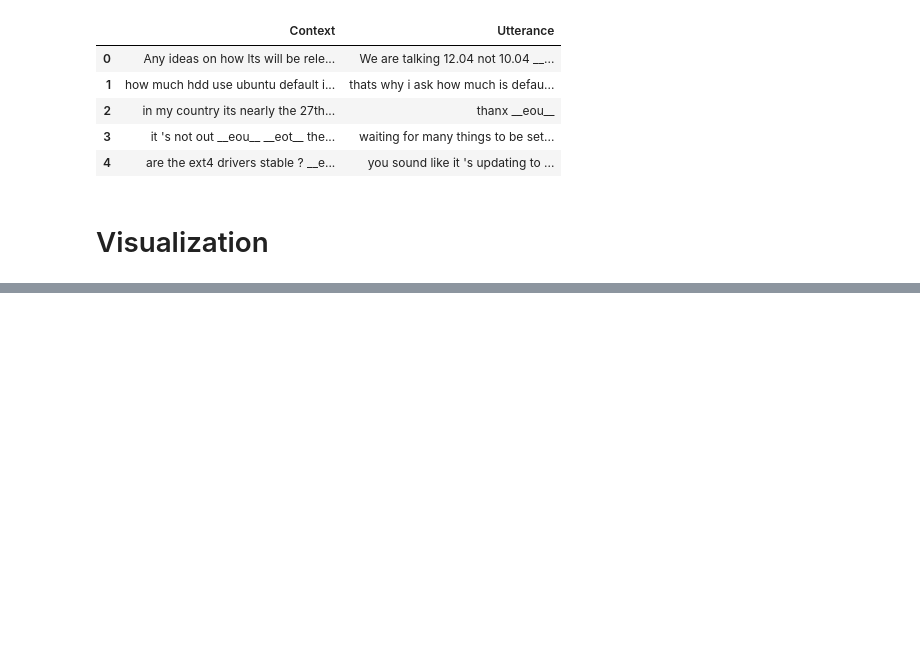
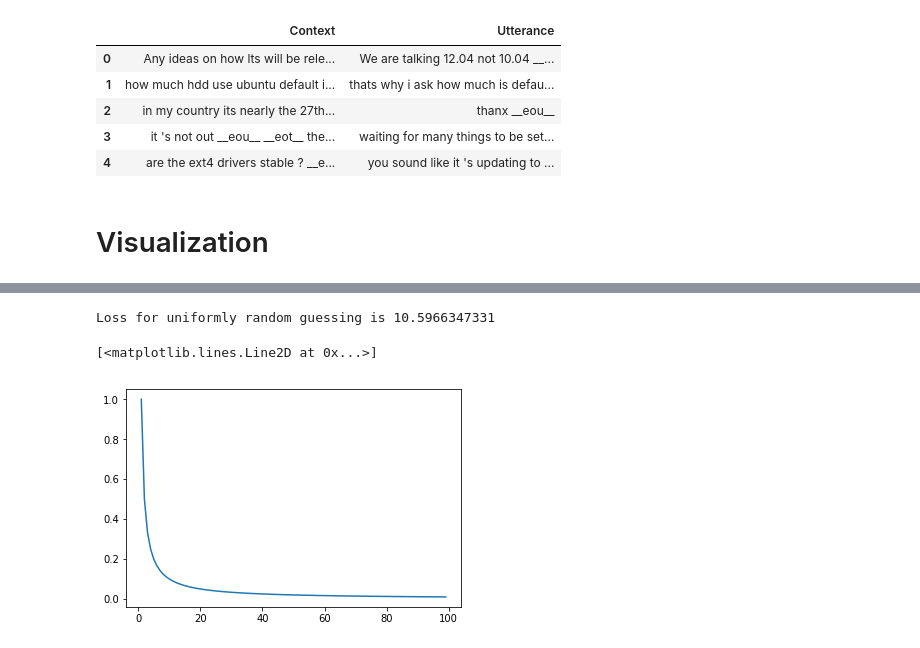
Before and after one commit to mckinziebrandon/DeepChatModels, a Jupyter notebook: notebooks/ubuntu_reformat.ipynb, the cells around one changed output, grey strips where cells are left out. Drawn from its saved outputs; the diff is of its cells as text; code cells hidden in the pictures; blank space fills up the shorter version.

```diff
--- a/notebooks/ubuntu_reformat.ipynb
+++ b/notebooks/ubuntu_reformat.ipynb
@@ -225,0 +254,21 @@ print(n_under_20, "out of", len(lengths), "({}\%)".format(float(n_under_20)/len(
+# %%
+import matplotlib.pyplot as plt
+import numpy as np
+%matplotlib inline
+
+# Number of gradient descent steps, each over a batch_size amount of data.
+vocab_size = 40000
+
+# Uniform chance of guessing any word.
+loss_random_guess = np.log(float(vocab_size))
+print("Loss for uniformly random guessing is", loss_random_guess)
+
+sent_length = [5, 10, 25]
+# Outputs correct target x percent of the time.
+pred_accuracy = np.arange(100)
+
+plt.plot(pred_accuracy, [1./p for p in pred_accuracy])
+# %% [output]
+Loss for uniformly random guessing is 10.5966347331
+[<matplotlib.lines.Line2D at 0x...>]
+[figure, added]
```
Also changed, not shown: parts of 9 cells of this notebook, 4 other files.
